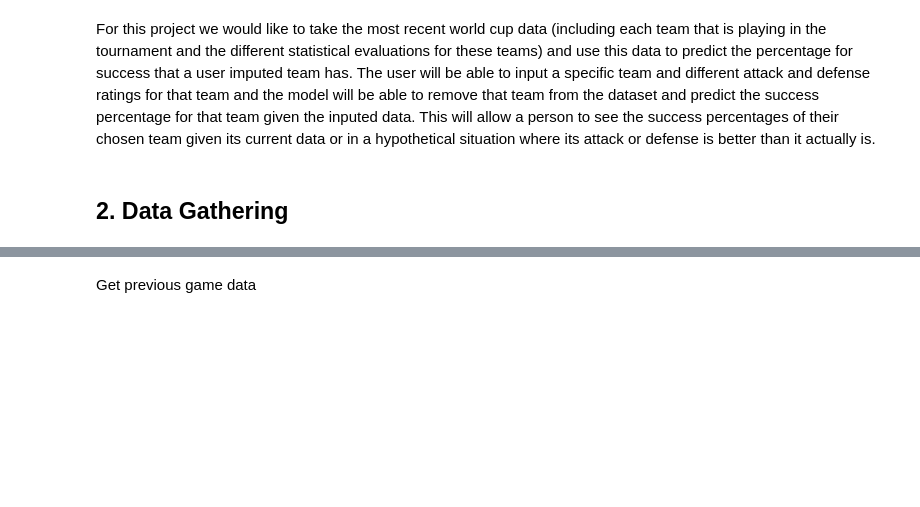
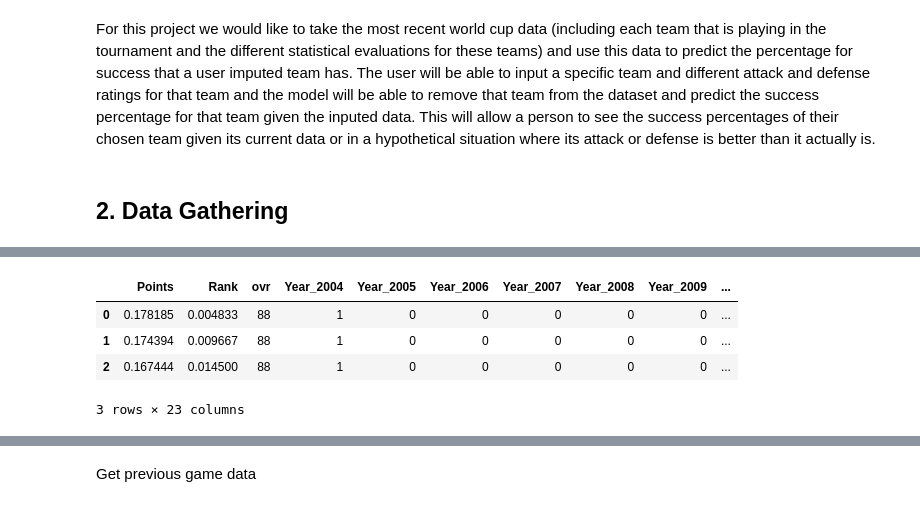
Before and after one commit to DavidHoffman11/WorldCupPredictor, a Jupyter notebook: world_cup_prediction.ipynb, the cells around one changed output, grey strips where cells are left out. Drawn from its saved outputs; the diff is of its cells as text; code cells hidden in the pictures; blank space fills up the shorter version.

```diff
--- a/world_cup_prediction.ipynb
+++ b/world_cup_prediction.ipynb
@@ -18,13 +18,11 @@ data = pd.DataFrame(columns=['Year', 'Team', 'att', 'mid', 'def', 'ovr'])
 version = 0
 for fifa in range(5, 24):
     toFind = True
-    print("On fifa ", fifa)
+#     print("On fifa ", fifa)
     while toFind:
         version += 1
-        #print("here")
         for page in range(2):
             # https://www.fifaindex.com/teams/fifa22_527/?page=1&type=1
-            #print(version)
             webAddress = ""
             toCheck = "" # check matching version in responses title
             if fifa < 10:
@@ -40,16 +38,11 @@ for fifa in range(5, 24):
             r = requests.get(webAddress)
 
             if r.status_code != 200:
-                print("Error getting web address")
+                #print("Error getting web address")
                 version += 1
                 break
-    #         else:
-    #             print(fifa, version, page, )
-    #             print(r.status_code , webAddress)
 
             soup = BeautifulSoup(r.content, 'html.parser')
-
-            #print(soup.prettify())
 
             if toCheck not in str(soup.title):
 #                 print("not in title!")
@@ -63,12 +56,16 @@ for fifa in range(5, 24):
 
             year = 1999 + fifa # Need to update
             team, attRate, midRate, defRate, ovrRate  = '', None, None, None, None
-            # teams = []
+            #textLines = []
             i = 0
             for line in content:
-                if line.text != '' and line.text != 'International' and line.text != '\n\n':
-                    # Teams was keeping track of all lines parsed, useful for seeing which index corresponds with an attribute
-                    # teams.append(line.text)
+
+                if line.text != '' and line.text != 'International' and line.text != '\n\n' and line.text != "Men's National":
+                    # textLines was keeping track of all lines parsed, useful for seeing which index corresponds with an attribute
+                    # textLines.append(line)
+                    #print("Line: \n" + str(line) + "\n")
+
+
                     # Assign value to respective variable
                     if i == 0:
                         team = line.text
@@ -97,0 +298,10 @@ data.tail(5)
+# %%
+ohe_data = pd.get_dummies(dataToImpute, columns = ['Year'])
+ohe_data["Year"] = dataToImpute["Year"]
+ohe_data.head(3)
+# %% [output]
+|  | Points | Rank | ovr | Year_2004 | Year_2005 | Year_2006 | Year_2007 | Year_2008 | Year_2009 | ... |
+| 0 | 0.178185 | 0.004833 | 88 | 1 | 0 | 0 | 0 | 0 | 0 | ... |
+| 1 | 0.174394 | 0.009667 | 88 | 1 | 0 | 0 | 0 | 0 | 0 | ... |
+| 2 | 0.167444 | 0.014500 | 88 | 1 | 0 | 0 | 0 | 0 | 0 | ... |
+3 rows × 23 columns
```
Also changed, not shown: parts of 64 cells of this notebook.
